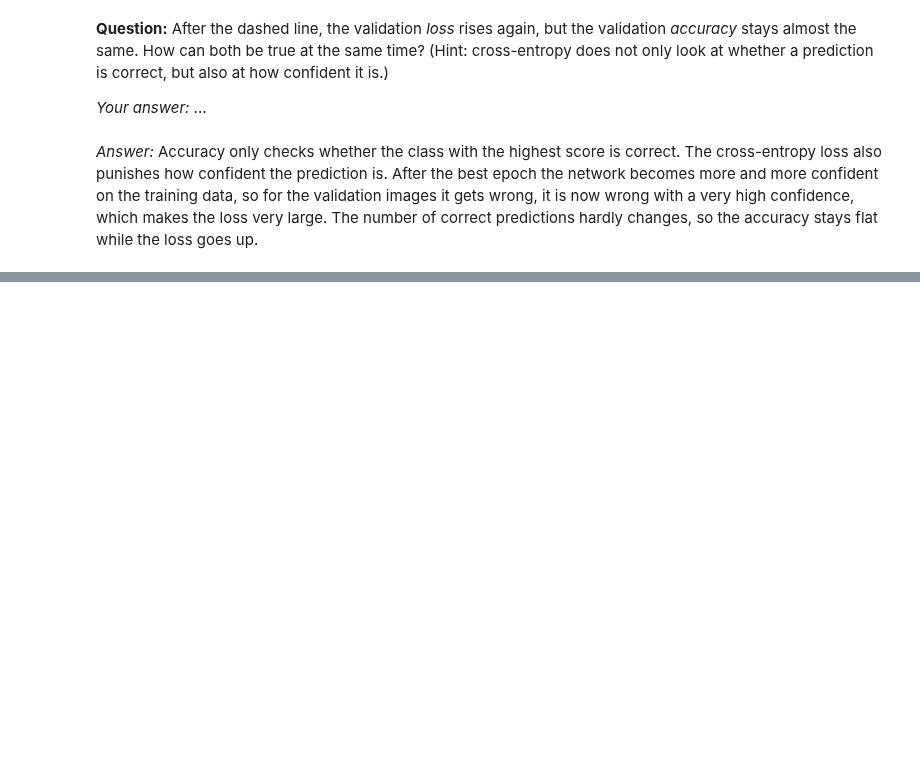
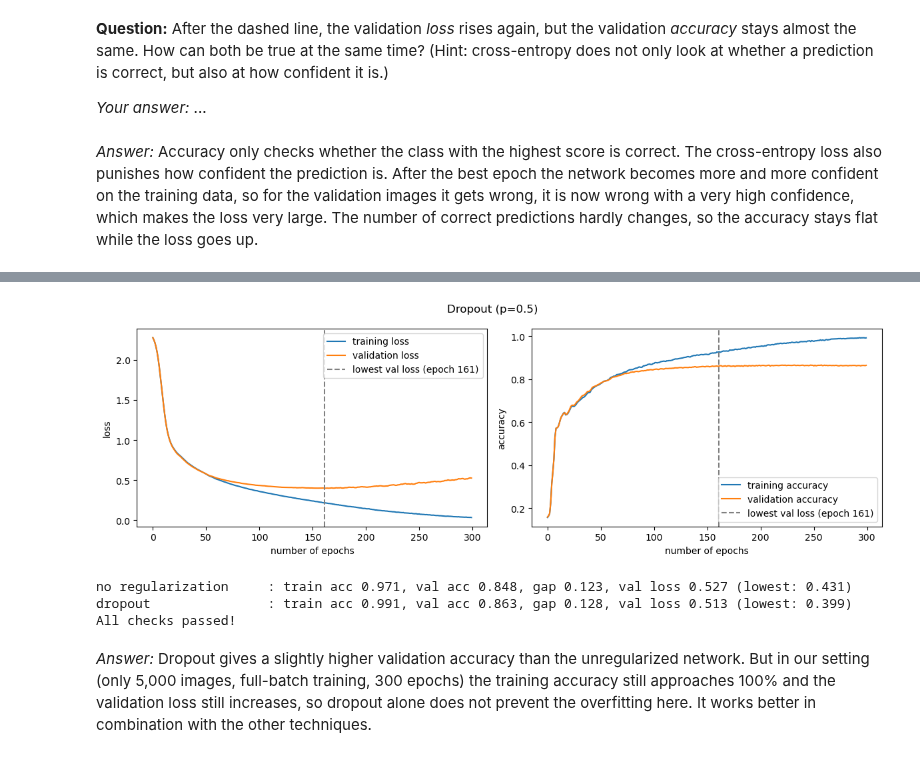
Before and after one commit to shirouuuu/ml2-ws26, a Jupyter notebook: solutions/05_ModelFit_Overfitting-Solution.ipynb, the cells around one changed output, grey strips where cells are left out. Saved outputs shown, nothing was run; the diff lists cells and outputs as text; code cells hidden in the pictures; blank space fills up the shorter version.

```diff
--- a/solutions/05_ModelFit_Overfitting-Solution.ipynb
+++ b/solutions/05_ModelFit_Overfitting-Solution.ipynb
@@ -325,0 +376,23 @@ extended network      : train acc 0.971, val acc 0.848, gap 0.123, val loss 0.52
+# %%
+class DropoutNetwork(nn.Module):
+    def __init__(self):
+        super(DropoutNetwork, self).__init__()
+        self.hidden1 = nn.Linear(784, 512)
+        self.hidden2 = nn.Linear(512, 512)
+        self.hidden3 = nn.Linear(512, 256)
+        self.output = nn.Linear(256, 10)
+        self.dropout = nn.Dropout(p=0.5)   # has no weights, so we can reuse it after every layer
+
+    def forward(self, x):
+        a1 = self.dropout(torch.relu(self.hidden1(x)))
+        a2 = self.dropout(torch.relu(self.hidden2(a1)))
+        a3 = self.dropout(torch.relu(self.hidden3(a2)))
+        z4 = self.output(a3)
+        return z4
+
+torch.manual_seed(0)
+model_do = DropoutNetwork().to(device)
+optimizer = torch.optim.Adam(model_do.parameters(), lr=0.0005)
+history_dropout = train(model_do, optimizer, no_epochs=300, print_every=30)
+plot_history(history_dropout, "Dropout (p=0.5)")
+# %% [output]
@@ -325,0 +409,15 @@ extended network      : train acc 0.971, val acc 0.848, gap 0.123, val loss 0.52
+[figure, added]
+# %%
+# check for task 4: do not change this cell
+dropout_layers = [m for m in model_do.modules() if isinstance(m, nn.Dropout)]
+assert len(dropout_layers) > 0, "DropoutNetwork should contain an nn.Dropout layer"
+assert all(m.p == 0.5 for m in dropout_layers), "use dropout with p=0.5"
+summary(history_big, "no regularization")
+summary(history_dropout, "dropout")
+print("All checks passed!")
+# %% [output]
+no regularization     : train acc 0.971, val acc 0.848, gap 0.123, val loss 0.527 (lowest: 0.431)
+dropout               : train acc 0.991, val acc 0.863, gap 0.128, val loss 0.513 (lowest: 0.399)
+All checks passed!
+# %% [markdown]
+*Answer:* Dropout gives a slightly higher validation accuracy than the unregularized network. But in our setting (only 5,000 images, full-batch training, 300 epochs) the training accuracy still approaches 100% and the validation loss still increases, so dropout alone does not prevent the overfitting here. It works better in combination with the other techniques.
```
Also changed, not shown: parts of 19 cells of this notebook.
